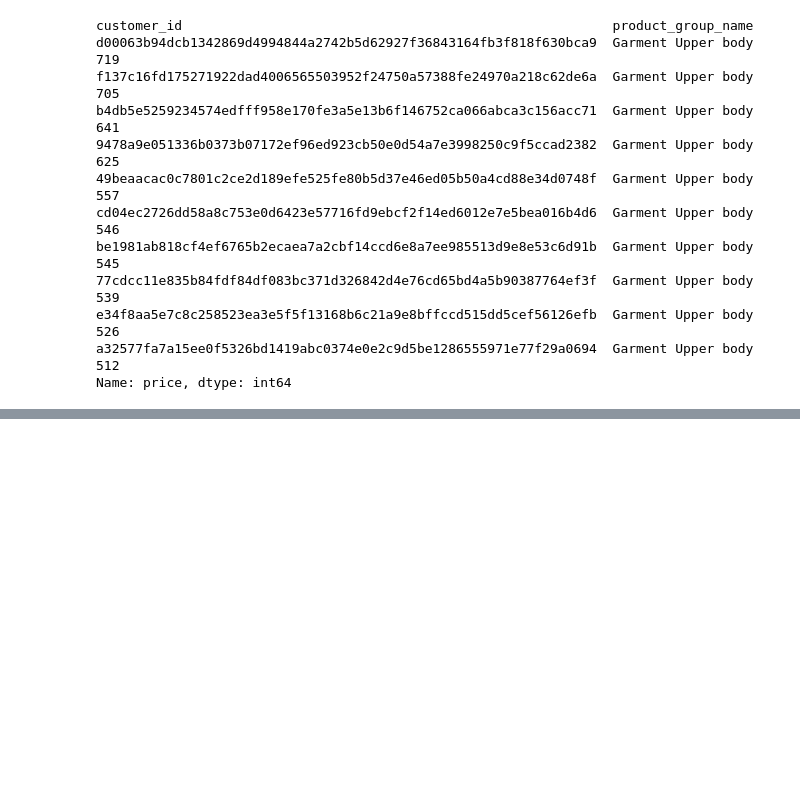
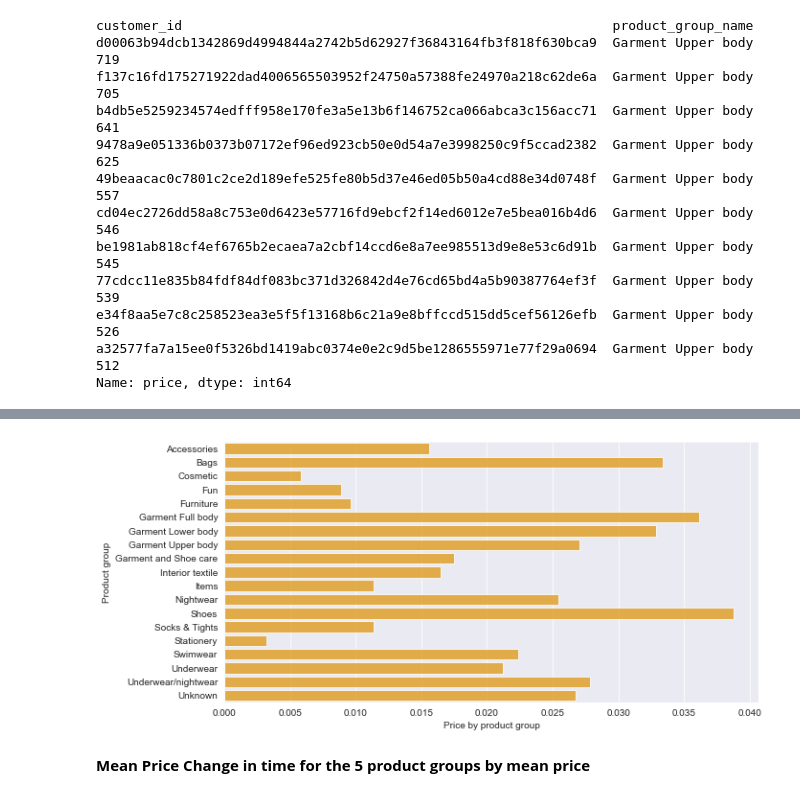
Before and after one commit to MichaelWoo-git/Personalized_Fashion_Recommendations, a Jupyter notebook: Personalization_Recommendation_Sys.ipynb, the cells around one changed output, grey strips where cells are left out. Drawn from its saved outputs; the diff is of its cells as text; code cells hidden in the pictures; blank space fills up the shorter version.

```diff
--- a/Personalization_Recommendation_Sys.ipynb
+++ b/Personalization_Recommendation_Sys.ipynb
@@ -441,0 +311,12 @@ val_ds = val_ds.cache().prefetch(buffer_size=AUTOTUNE)
+# %%
+articles_index = articles_for_merge[['product_group_name', 'price']].groupby('product_group_name').mean()
+sns.set_style("darkgrid")
+f, ax = plt.subplots(figsize=(10,5))
+ax = sns.barplot(x=articles_index.price, y=articles_index.index, color='orange', alpha=0.8)
+ax.set_xlabel('Price by product group')
+ax.set_ylabel('Product group')
+plt.show()
+# %% [output]
+[figure, added]
+# %% [markdown]
+__Mean Price Change in time for the 5 product groups by mean price__
```
Also changed, not shown: parts of 53 cells of this notebook, 1 other file.
